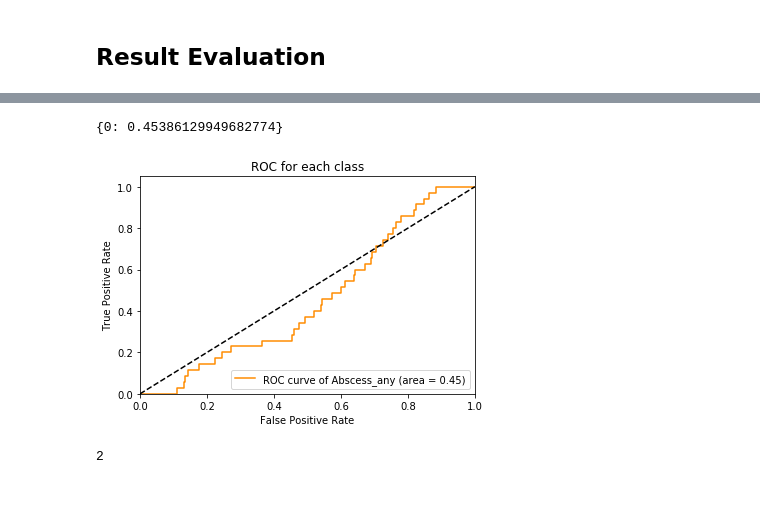
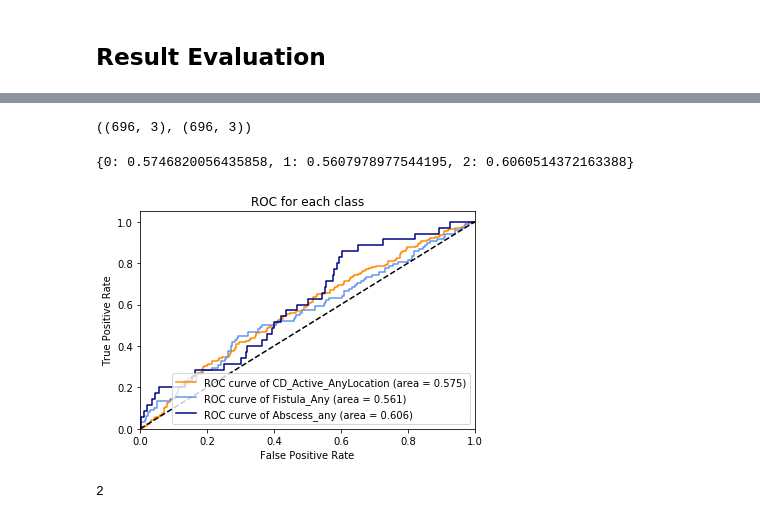
Before and after one commit to wenshuoliu/DLproj, a Jupyter notebook: CT_scans/Models.ipynb, the cells around one changed output, grey strips where cells are left out. Cells and saved outputs as stored; diff of their text form; code cells hidden in the pictures.

Commit message:
CT_scans: dense121 with gr 12 on 3 outputs gets auc around 0.6. Largest gr for batch size 2 is 20.

```diff
--- a/CT_scans/Models.ipynb
+++ b/CT_scans/Models.ipynb
@@ -161,8 +180,8 @@ parallel_model.compile(optimizer='adam', loss={'Abscess_any':'binary_crossentrop
 # %%
 parallel_model.compile(optimizer='adam', loss={'CD_Active_AnyLocation':'binary_crossentropy', 'Fistula_Any':'binary_crossentropy',
                                      'Abscess_any':'binary_crossentropy'}, metrics=['accuracy'],
-             loss_weights={'CD_Active_AnyLocation':0.4, 'Fistula_Any':0.3, 'Abscess_any':0.3})
+             loss_weights={'CD_Active_AnyLocation':1., 'Fistula_Any':1., 'Abscess_any':1.})
 # %%
-hist = parallel_model.fit_generator(trn_gen, steps_per_epoch=trn_gen.n // (batch_size*G), epochs=3, validation_data=tst_gen,
-                    validation_steps=tst_gen.n // (batch_size*G))
+hist = parallel_model.fit_generator(trn_itr, steps_per_epoch=trn_itr.n // (batch_size*G), epochs=2, validation_data=val_itr,
+                    validation_steps=val_itr.n // (batch_size*G))
 # %% [output]
@@ -170,10 +190,11 @@ Epoch 1/3
 # %% [markdown]
 ## Result Evaluation
 # %%
-model.load_weights(model_path+'dense121_gr12_absc_f.h5')
+parallel_model.load_weights(model_path+'dense121_gr12_3output0512.h5')
 # %%
 tst_df = pd.read_csv(path+'test_labels.csv')
 # %%
 gen = ImageFrameGenerator()
 tst_itr =  gen.flow_from_frame(path+'ndarray/', tst_df, 'filename', ['CD_Active_AnyLocation', 'Fistula_Any', 'Abscess_any'],
-                             target_size=(256, 256, 192), color_mode='3d', batch_size=batch_size*G, shuffle=False)
+                             label_types=['binary']*3, target_size=(256, 256, 192), color_mode='3d',
+                               batch_size=batch_size*G, shuffle=False)
@@ -189,6 +214,10 @@ AxisError: axis 1 is out of bounds for array of dimension 1
 y_pred = y.reshape(y.shape[0])
 # %%
 y_true = tst_df[['CD_Active_AnyLocation', 'Fistula_Any', 'Abscess_any']].values
+# %%
+y_pred.shape, y_true.shape
+# %% [output]
+((696, 3), (696, 3))
 # %%
 y_true = tst_df['Abscess_any'].values
 # %%
@@ -196,8 +225,8 @@ from utils import plot_roc
 # %%
-plot_roc(y_pred, y_true, classes=['Abscess_any'])
+plot_roc(y_pred, y_true, classes=['CD_Active_AnyLocation', 'Fistula_Any', 'Abscess_any'])
 # %% [output]
-{0: 0.45386129949682774}
+{0: 0.5746820056435858, 1: 0.5607978977544195, 2: 0.6060514372163388}
-[figure, old version]
+[figure, new version]
 # %%
 sum(y_pred>0.5)
 # %% [output]
```
Also changed, not shown: parts of 15 cells of this notebook, 1 other file.
